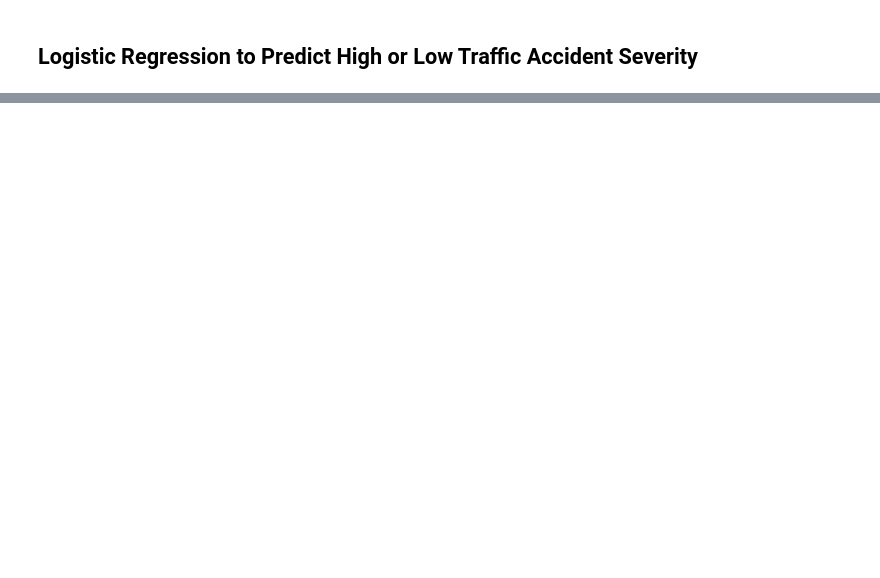
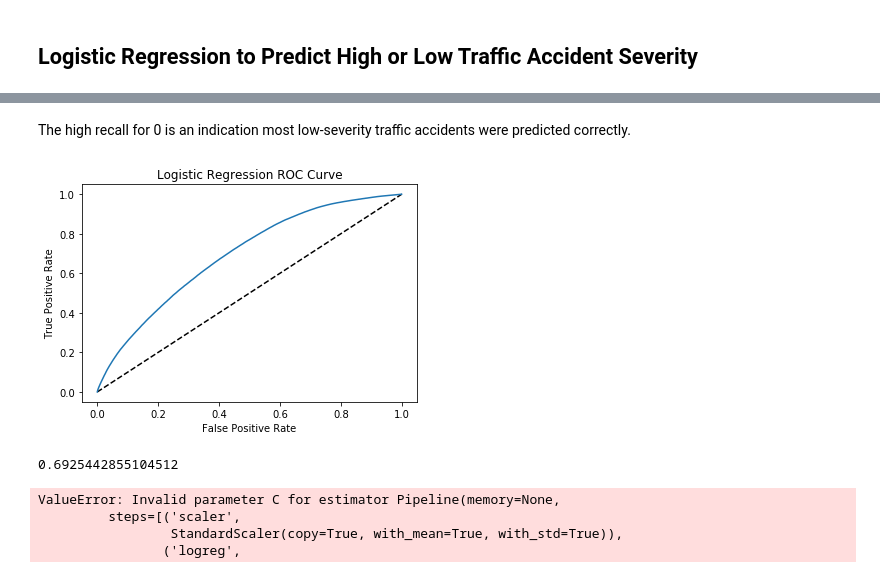
Before and after one commit to gibsongGH/Weather-Accident-Severity, a Jupyter notebook: notebooks/_Step3 - Inferential Statistical Tests.ipynb, the cells around one changed output, grey strips where cells are left out. Cells and saved outputs as stored; diff of their text form; code cells hidden in the pictures; blank space fills up the shorter version.

Commit message:
Error on GridSearchCV

```diff
--- a/notebooks/_Step3 - Inferential Statistical Tests.ipynb
+++ b/notebooks/_Step3 - Inferential Statistical Tests.ipynb
@@ -60,0 +96,31 @@ accuracy_score(y_test, y_pred)
+# %% [markdown]
+The high recall for 0 is an indication most low-severity traffic accidents were predicted correctly.
+# %%
+# Plotting the ROC curve
+y_pred_prob = pipeline.predict_proba(X_test)[:, 1]
+fpr, tpr, thresholds = roc_curve(y_test, y_pred_prob)
+plt.plot([0,1], [0,1], 'k--')
+plt.plot(fpr, tpr, label = 'Logistic Regression')
+plt.xlabel('False Positive Rate')
+plt.ylabel("True Positive Rate")
+plt.title('Logistic Regression ROC Curve')
+plt.show()
+# %% [output]
+[figure, added]
+# %%
+roc_auc_score(y_test, y_pred_prob)
+# %% [output]
+0.6925442855104512
+# %%
+# Hyperparameter tuning with GridSearchCV
+c_space = np.logspace(-5, 8, 15)
+param_grid = {'C': c_space}
+logreg_cv = GridSearchCV(pipeline, param_grid, cv=5)
+logreg_cv.fit(X, y)
+print("Tuned Logistic Regression Parameters: {}".format(logreg_cv.best_params_))
+print("Best score is {}".format(logreg_cv.best_score_))
+# %% [output]
+ValueError: Invalid parameter C for estimator Pipeline(memory=None,
+         steps=[('scaler',
+                 StandardScaler(copy=True, with_mean=True, with_std=True)),
+                ('logreg',
```
Also changed, not shown: parts of 12 cells of this notebook.
